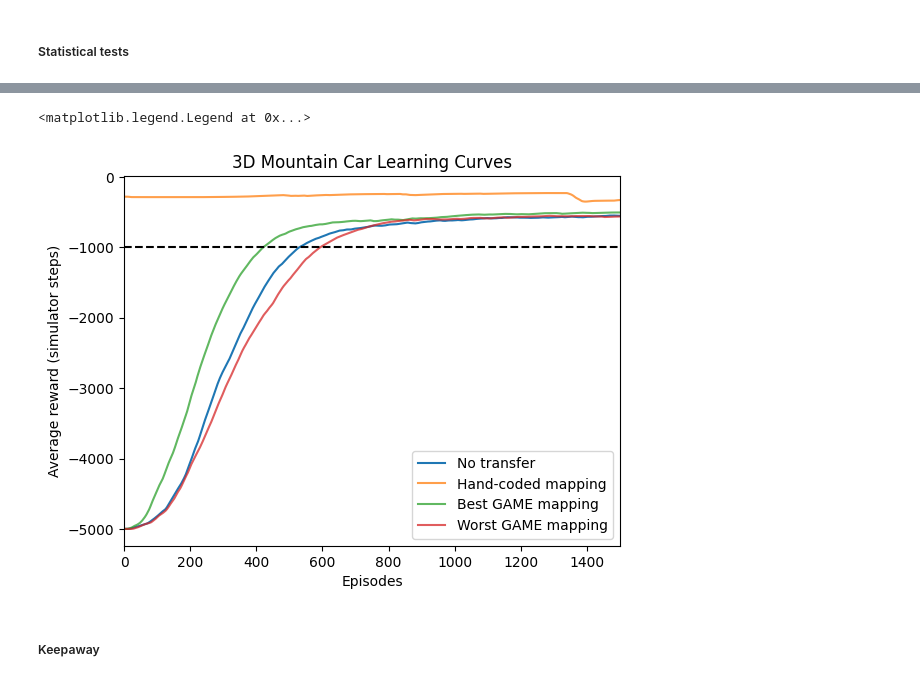
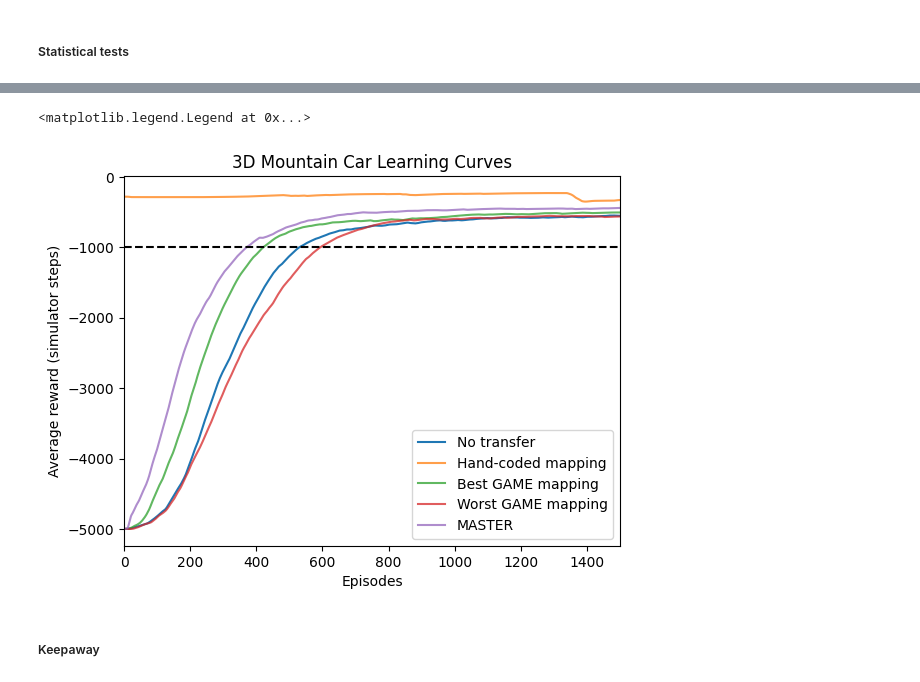
Before and after one commit to duyminh1998/GAME, a Jupyter notebook: notebooks/stats_test_2.ipynb, the cells around one changed output, grey strips where cells are left out. Saved outputs shown, nothing was run; the diff lists cells and outputs as text; code cells hidden in the pictures.

```diff
--- a/notebooks/stats_test_2.ipynb
+++ b/notebooks/stats_test_2.ipynb
@@ -495,34 +499,34 @@ for i in range(len(data) - 1):
 # %%
 # MC3D_train_no_transfer_folder_path = os.path.join(config_data['data_path'], 'mountain_car')
 MC3D_train_no_transfer_folder_path = os.path.join(config_data['output_path'], '12152022 Train MC3D No Transfer')
 MC3D_train_no_transfer_filepath = os.path.join(MC3D_train_no_transfer_folder_path, 'eval_3DMC_a0.75_l0.99_e0_nt8.csv')
 df = pd.read_csv(MC3D_train_no_transfer_filepath, index_col=False)
 all_output_X, all_output_Y, all_output_eps, avg_output_X, avg_output_Y, avg_output_eps = plot_MC(df, 10)
 plt.plot(avg_output_X, avg_output_Y, label = 'No transfer')
 
 # experiments = ['12162022 Train MC3D With QValue Transfer Mapping 010110202', '11152022 Train MC3D With Transfer Mapping 010100000',
 # '12302022 Train MC3D With QValue Transfer Mapping 101022222', '11142022 Train MC3D With Transfer Mapping 0101master']
 # experiment_name = ['Hand-coded mapping', 'Best GAME mapping', 'Worst GAME mapping', 'MASTER']
 experiments = ['12162022 Train MC3D With QValue Transfer Mapping 010110202', '12312022 Train MC3D With QValue Transfer Mapping 010111111',
-'12302022 Train MC3D With QValue Transfer Mapping 101022222']
-experiment_name = ['Hand-coded mapping', 'Best GAME mapping', 'Worst GAME mapping']
+'12302022 Train MC3D With QValue Transfer Mapping 101022222', '01022023 Train MC3D With QValue Transfer Mapping master']
+experiment_name = ['Hand-coded mapping', 'Best GAME mapping', 'Worst GAME mapping', 'MASTER']
 for exp_idx, experiment in enumerate(experiments):
     MC3D_train_transfer_folder_path = os.path.join(config_data['output_path'], experiment)
     MC3D_train_transfer_filepath = os.path.join(MC3D_train_transfer_folder_path, 'eval_3DMC_a0.75_l0.99_e0.01_nt8.csv')
     df = pd.read_csv(MC3D_train_transfer_filepath, index_col=False)
     all_output_X, all_output_Y, all_output_eps, avg_output_X, avg_output_Y, avg_output_eps = plot_MC(df, 10)
     plt.plot(avg_output_X, avg_output_Y, label = '{}'.format(experiment_name[exp_idx]), alpha=0.75)
 
 plt.plot([0, 1500], [-1000, -1000], 'k--')
 
 plt.xlim(0, 1500)
 plt.xlabel('Episodes')
 plt.ylabel('Average reward (simulator steps)')
 plt.title('3D Mountain Car Learning Curves')
 plt.legend()
 # %% [output]
 <matplotlib.legend.Legend at 0x...>
-[figure, old version]
+[figure, new version]
 # %% [markdown]
 ##### Keepaway
 # %%
```
Also changed, not shown: parts of 14 cells of this notebook, 10 other files.
